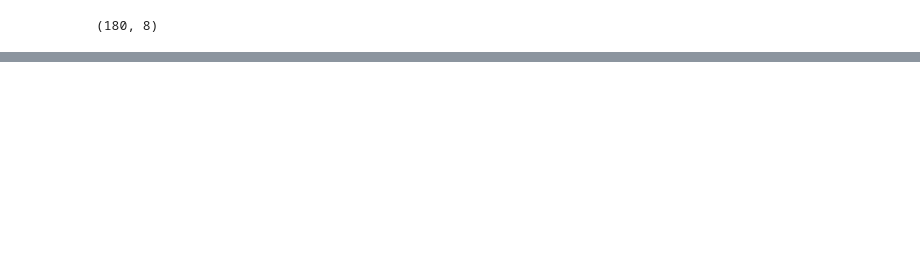
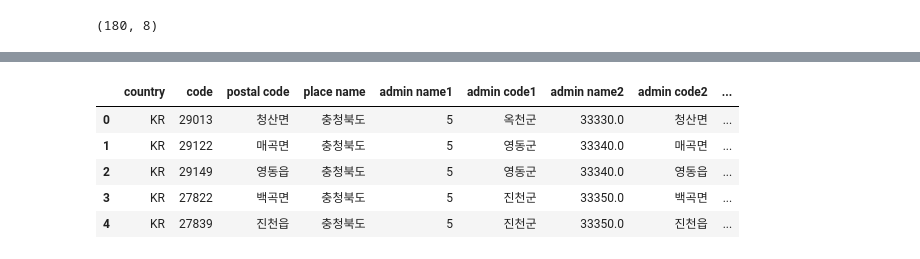
Before and after one commit to JASorianoHernandez/gks24_UniversityDataInformationProject, a Jupyter notebook: GKS24_Univeristies_DataInformation.ipynb, the cells around one changed output, grey strips where cells are left out. Saved outputs shown, nothing was run; the diff lists cells and outputs as text; code cells hidden in the pictures; blank space fills up the shorter version.

Commit message:
Adding new table data iformation to mysql

```diff
--- a/GKS24_Univeristies_DataInformation.ipynb
+++ b/GKS24_Univeristies_DataInformation.ipynb
@@ -406,3 +405,14 @@ engine = create_engine(credentials.engine_name)
 
 # Step 3: Convert the Pandas DataFrame to a format for MySQL table insertion
 df_concat2.to_sql('contactinfo', con=engine, if_exists='replace', index=False)
+# %%
+korea_zp = pd.read_csv("geonames-postal-code@public.csv", encoding='utf-8')
+# %%
+korea_zp.head()
+# %% [output]
+|  | country | code | postal code | place name | admin name1 | admin code1 | admin name2 | admin code2 | ... |
+| 0 | KR | 29013 | 청산면 | 충청북도 | 5 | 옥천군 | 33330.0 | 청산면 | ... |
+| 1 | KR | 29122 | 매곡면 | 충청북도 | 5 | 영동군 | 33340.0 | 매곡면 | ... |
+| 2 | KR | 29149 | 영동읍 | 충청북도 | 5 | 영동군 | 33340.0 | 영동읍 | ... |
+| 3 | KR | 27822 | 백곡면 | 충청북도 | 5 | 진천군 | 33350.0 | 백곡면 | ... |
+| 4 | KR | 27839 | 진천읍 | 충청북도 | 5 | 진천군 | 33350.0 | 진천읍 | ... |
```
Also changed, not shown: parts of 3 cells of this notebook.
